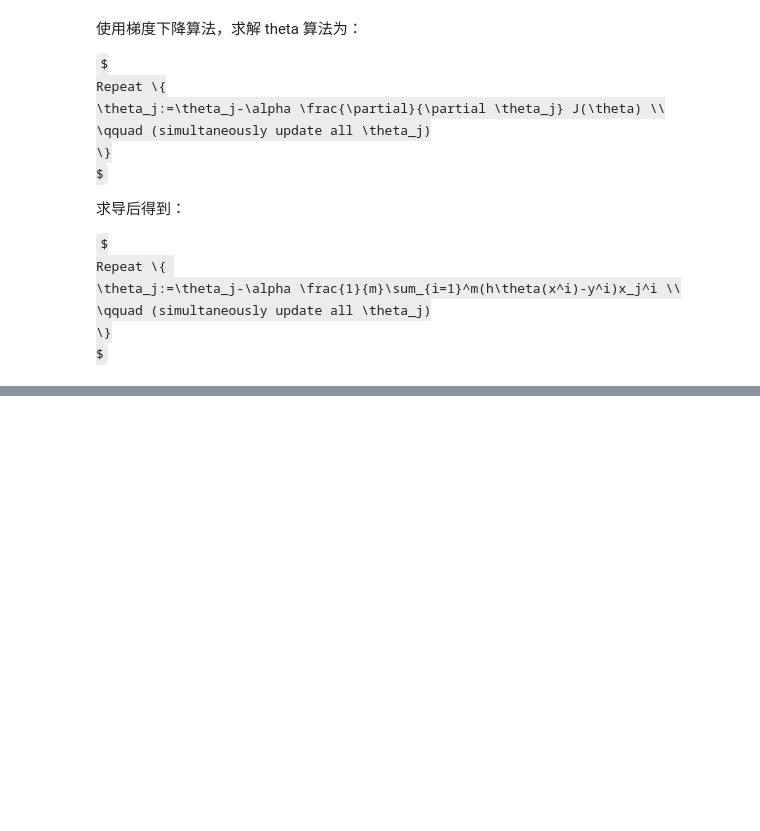
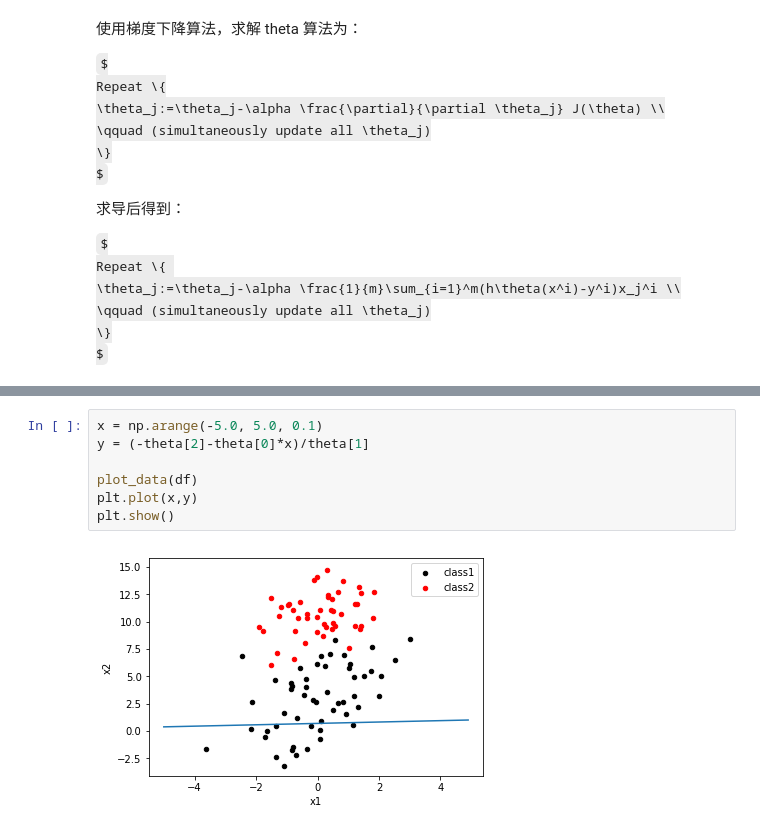
Before and after one commit to bruceEeZhao/machinLearning, a Jupyter notebook: chp05-Logistic回归/Logistics.ipynb, the cells around one changed output, grey strips where cells are left out. Cells and saved outputs as stored; diff of their text form; some formulas as TeX source; blank space fills up the shorter version.

```diff
--- a/chp05-Logistic回归/Logistics.ipynb
+++ b/chp05-Logistic回归/Logistics.ipynb
@@ -147,0 +163,9 @@ IndexError: tuple index out of range
+# %%
+x = np.arange(-5.0, 5.0, 0.1)
+y = (-theta[2]-theta[0]*x)/theta[1]
+
+plot_data(df)
+plt.plot(x,y)
+plt.show()
+# %% [output]
+[figure, added]
```
Also changed, not shown: parts of 4 cells of this notebook, 4 other files.
